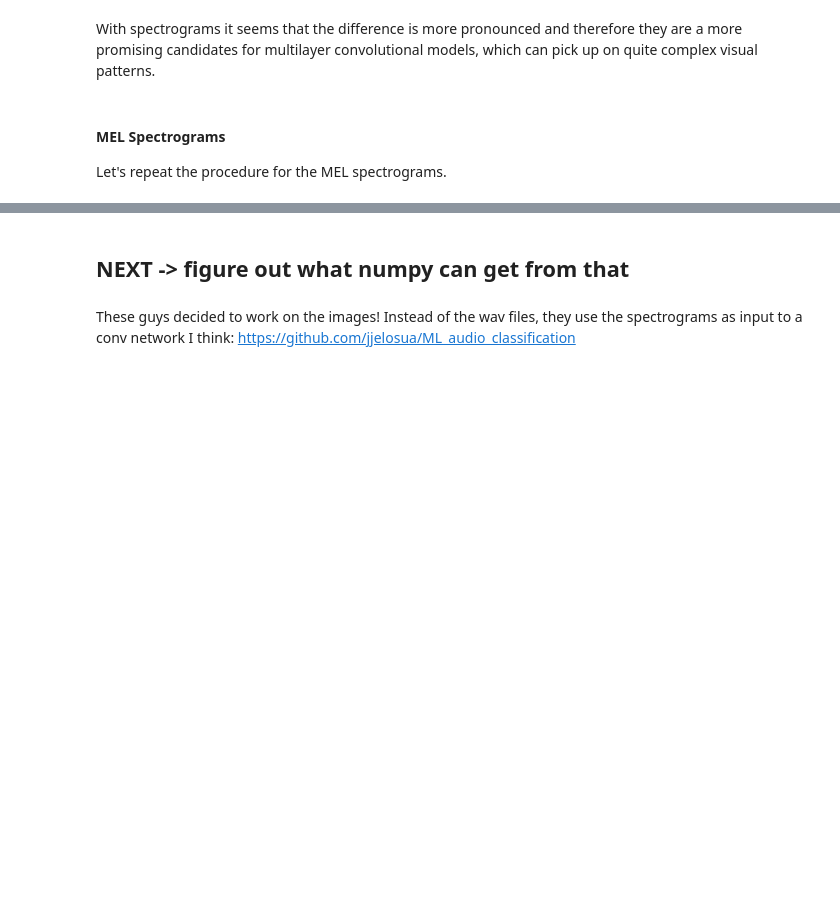
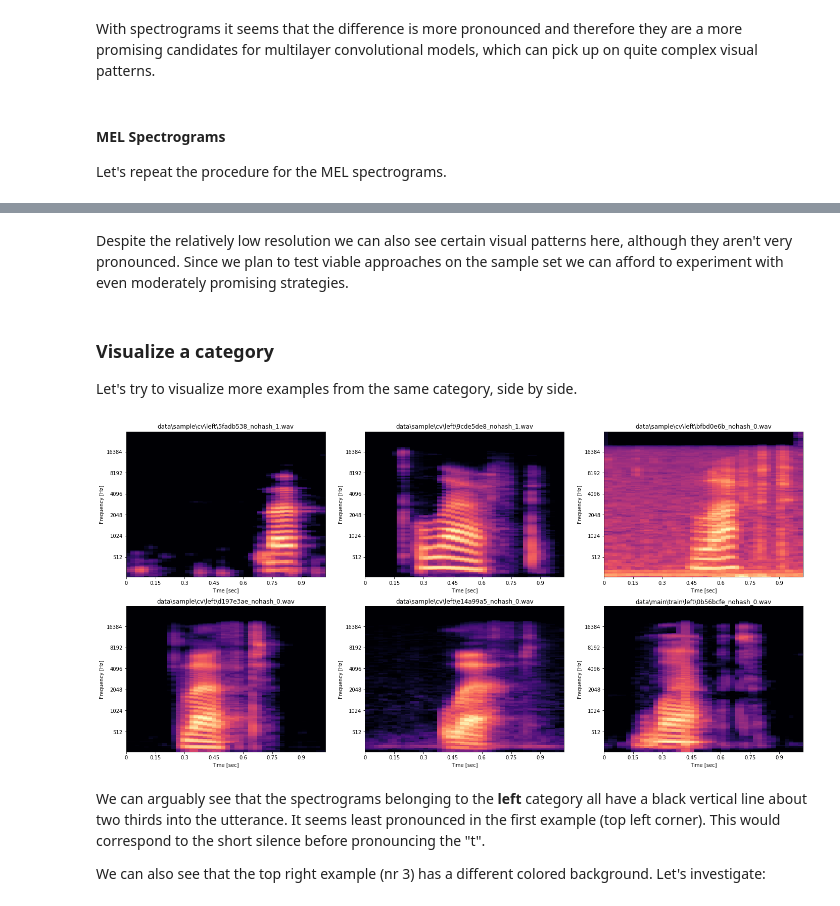
Before and after one commit to mateuszjurewicz/tensorflow_speech_recognition, a Jupyter notebook: 1. Visualize and preprocess.ipynb, the cells around one changed output, grey strips where cells are left out. Cells and saved outputs as stored; diff of their text form; code cells hidden in the pictures; blank space fills up the shorter version.

```diff
--- a/1. Visualize and preprocess.ipynb
+++ b/1. Visualize and preprocess.ipynb
@@ -262,4 +286,28 @@ librosa_mel_spectrogram(path_to_no_3)
-# %% [markdown]
-## NEXT -> figure out what numpy can get from that
-# %% [markdown]
-These guys decided to work on the images! Instead of the wav files, they use the spectrograms as input to a conv network I think: https://github.com/jjelosua/ML_audio_classification
+# %% [markdown]
+Despite the relatively low resolution we can also see certain visual patterns here, although they aren't very pronounced. Since we plan to test viable approaches on the sample set we can afford to experiment with even moderately promising strategies.
+# %% [markdown]
+### Visualize a category
+Let's try to visualize more examples from the same category, side by side.
+# %%
+# 5 paths to "left"
+path_to_left_1 = os.path.join(path_to_sample, "cv\\left\\5fadb538_nohash_1.wav")
+path_to_left_2 = os.path.join(path_to_sample, "cv\\left\\9cde5de8_nohash_1.wav")
+path_to_left_3 = os.path.join(path_to_sample, "cv\\left\\bfbd0e6b_nohash_0.wav")
+path_to_left_4 = os.path.join(path_to_sample, "cv\\left\\d197e3ae_nohash_0.wav")
+path_to_left_5 = os.path.join(path_to_sample, "cv\\left\\e14a99a5_nohash_0.wav")
+
+# Grab a 6th path to "left" from main, for symmetry
+path_main_train = "data\\main\\train"
+path_to_left_6 = os.path.join(path_main_train, "left\\0b56bcfe_nohash_0.wav")
+
+# Put them in one list
+paths_to_left = [path_to_left_1, path_to_left_2, path_to_left_3,
+                 path_to_left_4, path_to_left_5, path_to_left_6]
+# %%
+graph_multiple_mel_spectrograms(paths_to_left)
+# %% [output]
+[figure, added]
+# %% [markdown]
+We can arguably see that the spectrograms belonging to the **left** category all have a black vertical line about two thirds into the utterance. It seems least pronounced in the first example (top left corner). This would correspond to the short silence before pronouncing the "t".
+
+We can also see that the top right example (nr 3) has a different colored background. Let's investigate:
```
Also changed, not shown: parts of 16 cells of this notebook, 1 other file.
